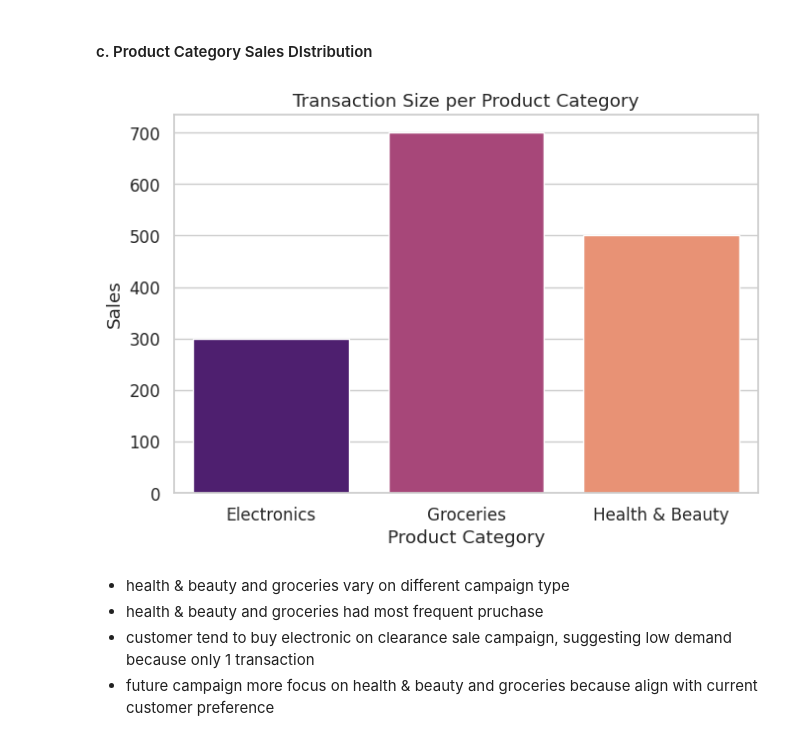
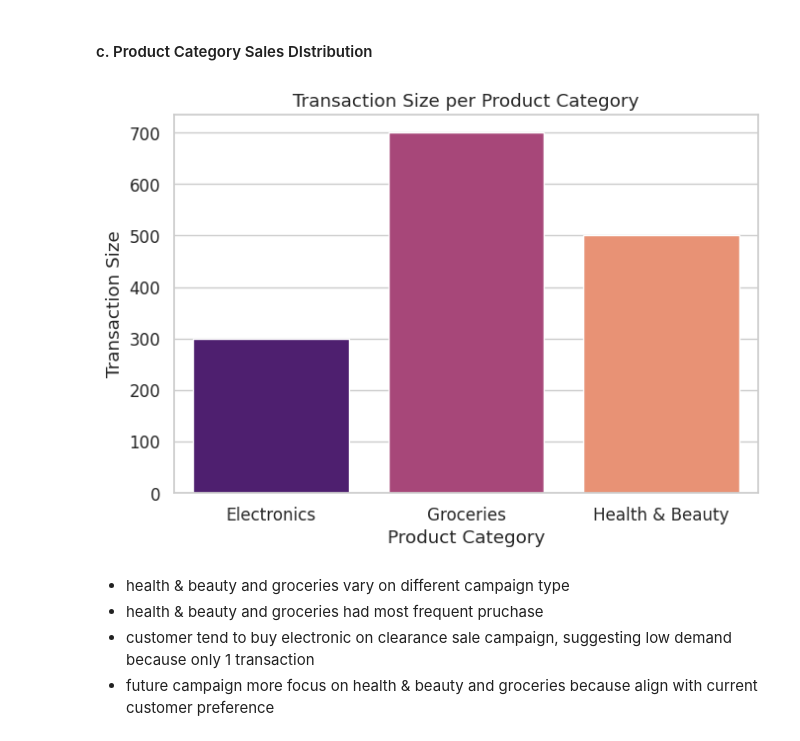
Before and after one commit to adhitizki/campaign-analysis-gr, a Jupyter notebook: notebook.ipynb, the cells around one changed output. Drawn from its saved outputs; the diff is of its cells as text; code cells hidden in the pictures.

```diff
--- a/notebook.ipynb
+++ b/notebook.ipynb
@@ -395,23 +419,23 @@ plt.show()
 # %%
 df_product_cat = df.groupby('product_category')\
                 .agg({'amount' : 'sum',
                     'customer_id' : 'count',
                     'campaign_id' : 'count'})\
                 .rename(columns={'amount' : 'sales',
                                 'customer_id' : 'num_transaction',
                                 'campaign_id' : 'num_campaign'})\
                 .reset_index()
 
 # plot sales
 plt.figure(figsize=(7, 5))
 sns.barplot(data=df_product_cat, x='product_category', y='sales', palette='magma')
 plt.title('Transaction Size per Product Category')
-plt.ylabel('Sales')
+plt.ylabel('Transaction Size')
 plt.xlabel('Product Category')
 plt.tight_layout()
 plt.show()
 # %% [output]
-[figure, old version]
+[figure, new version]
 # %% [markdown]
 - health & beauty and groceries vary on different campaign type
 - health & beauty and groceries had most frequent pruchase
```
Also changed, not shown: parts of 3 cells of this notebook.
